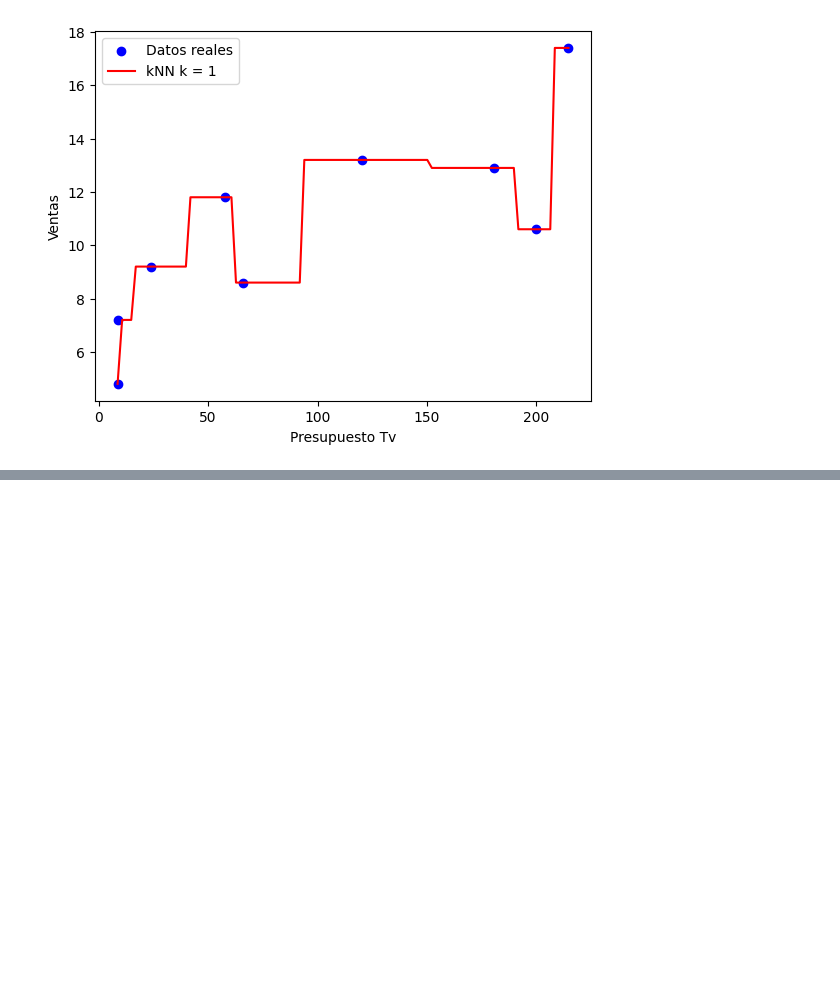
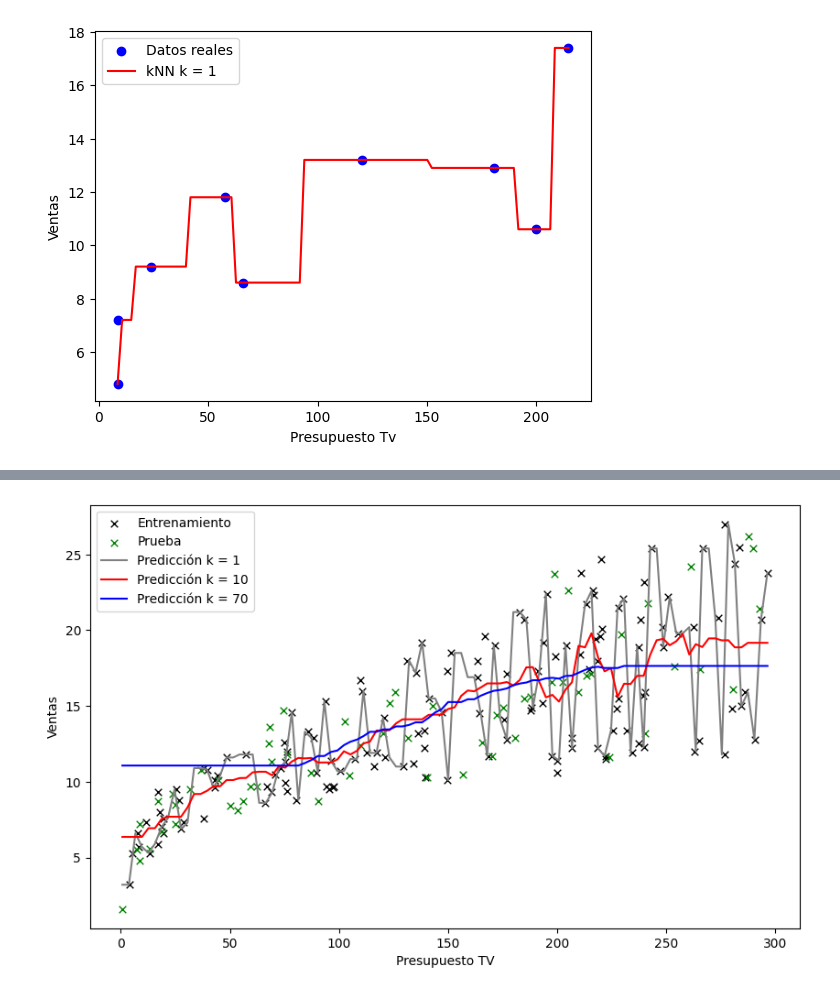
Before and after one commit to jcar2905/Curso_Ciencia_De_Datos, a Jupyter notebook: Unidad _uno/Actividad_dos.ipynb, the cells around one changed output, grey strips where cells are left out. Drawn from its saved outputs; the diff is of its cells as text; code cells hidden in the pictures; blank space fills up the shorter version.

```diff
--- a/Unidad _uno/Actividad_dos.ipynb
+++ b/Unidad _uno/Actividad_dos.ipynb
@@ -106,0 +141,30 @@ plt.show()
+# %%
+X_range = np.linspace (X.min(), X.max(), 100).reshape(-1,1) # Rango continuo de X
+
+# Lista de valores k del ejercicio
+k_values = [1, 10, 70]
+
+#diccionario para guardar predicciones
+predictions = {}
+
+# Modelo para k = 1, 10, 70 y ajuste
+for k in k_values:
+    knn = KNeighborsRegressor(n_neighbors = k)
+    knn.fit(X_train, y_train)
+    predictions[k] = knn.predict(X_range) # k es la calve del diccionario y la predicción es el valor
+
+colors = ["gray", "red", "blue"]
+
+plt.figure(figsize=(10,6))
+plt.scatter(X_train, y_train, color = "black", label = "Entrenamiento", marker = "x", s = 30, linewidths = 1)
+plt.scatter(X_test, y_test, color = "green", label = "Prueba", marker = "x", s = 30, linewidths = 1)
+
+for k, color in zip(k_values, colors):
+    plt.plot(X_range, predictions[k], color = color, label = f"Predicción k = {k}")
+
+plt.xlabel("Presupuesto TV")
+plt.ylabel("Ventas")
+plt.legend()
+plt.show()
+# %% [output]
+[figure, added]
```
Also changed, not shown: parts of 5 cells of this notebook.
